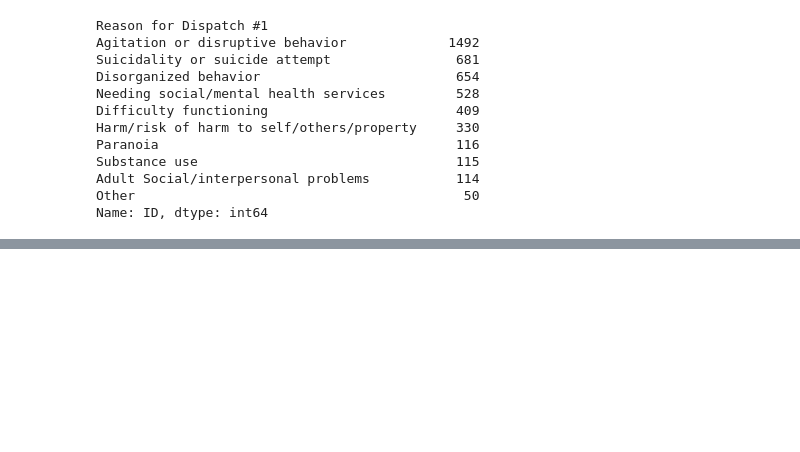
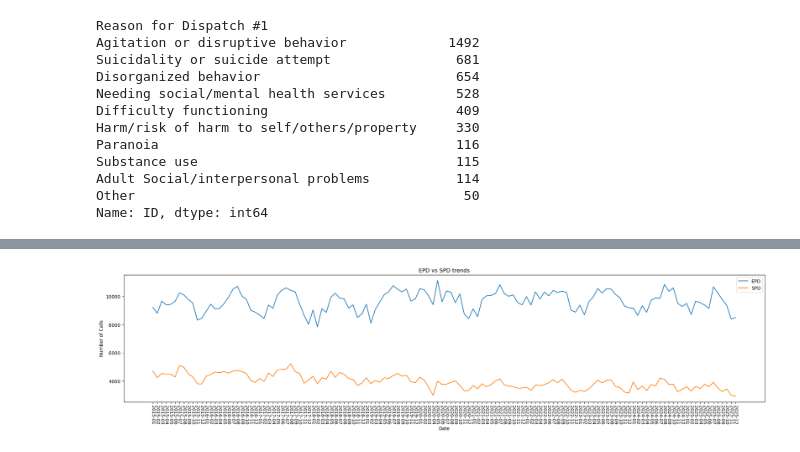
Before and after one commit to luhlig123/DataScienceInAction, a Jupyter notebook: DSCI410_Data_Processing.ipynb, the cells around one changed output, grey strips where cells are left out. Cells and saved outputs as stored; diff of their text form; code cells hidden in the pictures; blank space fills up the shorter version.

```diff
--- a/DSCI410_Data_Processing.ipynb
+++ b/DSCI410_Data_Processing.ipynb
@@ -188,0 +212,14 @@ plt.legend()
+# %%
+#EPD vs SPD trends
+
+plt.figure(figsize=(25,5))
+
+sns.lineplot(data = EPD_VOLUME, x = "Date", y = "inci_id", label = "EPD")
+sns.lineplot(data = SPD_VOLUME, x = "Date", y = "Incident Number", label = "SPD")
+
+plt.title("EPD vs SPD trends")
+plt.xlabel("Date")
+plt.ylabel("Number of Calls")
+plt.xticks(rotation = -90);
+# %% [output]
+[figure, added]
```
Also changed, not shown: parts of 15 cells of this notebook.
